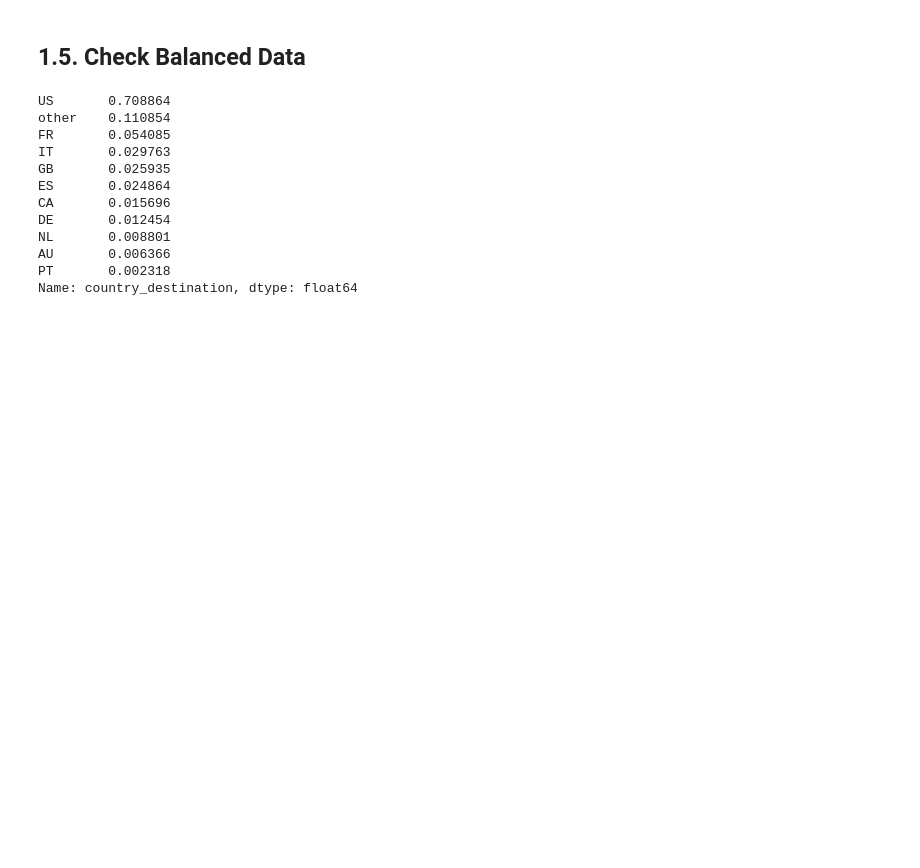
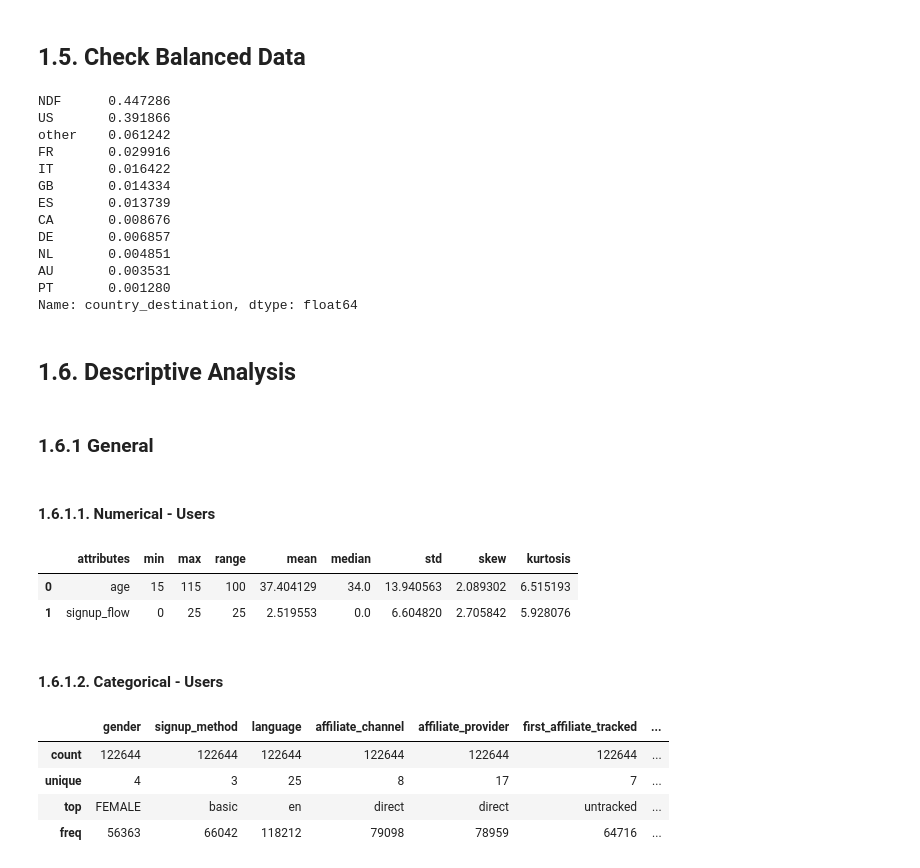
Before and after one commit to LeonardoMeneghessoFaria/airbnb-predict-by-leofaria, a Jupyter notebook: airbnb_predict-Live003.ipynb, the cells around one changed output. Saved outputs shown, nothing was run; the diff lists cells and outputs as text; code cells hidden in the pictures; blank space fills up the shorter version.

```diff
--- a/airbnb_predict-Live003.ipynb
+++ b/airbnb_predict-Live003.ipynb
@@ -242,6 +245,7 @@ date_first_booking_max = pd.to_datetime( df1['date_first_booking'] ).max().strft
 df1['date_first_booking'] = df1['date_first_booking'].fillna( date_first_booking_max )
 
 # age
+df1 = df1[(df1['age'] >= 15) & (df1['age'] <= 120)]
 avg_age = df1['age'].mean().astype( np.int64 )
 df1['age'] = df1['age'].fillna( avg_age )
 
@@ -350,15 +354,20 @@ df1['age'] = df1['age'].astype( np.int64 )
 # %%
 df1['country_destination'].value_counts(normalize=True)
 # %% [output]
-US       0.708864
-other    0.110854
-FR       0.054085
-IT       0.029763
-GB       0.025935
-ES       0.024864
-CA       0.015696
-DE       0.012454
-NL       0.008801
-AU       0.006366
-PT       0.002318
+NDF      0.447286
+US       0.391866
+other    0.061242
+FR       0.029916
+IT       0.016422
+GB       0.014334
+ES       0.013739
+CA       0.008676
+DE       0.006857
+NL       0.004851
+AU       0.003531
+PT       0.001280
 Name: country_destination, dtype: float64
+# %% [markdown]
+## 1.6. Descriptive Analysis
+# %% [markdown]
+### 1.6.1 General
@@ -364,0 +384,33 @@ Name: country_destination, dtype: float64
+# %% [markdown]
+#### 1.6.1.1. Numerical - Users
+# %%
+# Central Tendency - Mean, Mediana
+ct1 = pd.DataFrame( num_attributes.apply( np.mean ) )
+ct2 = pd.DataFrame( num_attributes.apply( np.median ) )
+
+# Dispersions - Std, Min, Max, Range, Skew, Kurtosis
+d1 = pd.DataFrame( num_attributes.apply( np.std ) )
+d2 = pd.DataFrame( num_attributes.apply( min ) )
+d3 = pd.DataFrame( num_attributes.apply( max ) )
+d4 = pd.DataFrame( num_attributes.apply( lambda x: x.max() - x.min() ) )
+d5 = pd.DataFrame( num_attributes.apply( lambda x: x.skew() ) )
+d6 = pd.DataFrame( num_attributes.apply( lambda x: x.kurtosis() ) )
+
+# Concatenate
+ct = pd.concat( [d2, d3, d4, ct1, ct2, d1, d5, d6], axis=1 ).reset_index()
+ct.columns = ['attributes', 'min', 'max', 'range', 'mean', 'median', 'std', 'skew', 'kurtosis']
+ct
+# %% [output]
+|  | attributes | min | max | range | mean | median | std | skew | kurtosis |
+| 0 | age | 15 | 115 | 100 | 37.404129 | 34.0 | 13.940563 | 2.089302 | 6.515193 |
+| 1 | signup_flow | 0 | 25 | 25 | 2.519553 | 0.0 | 6.604820 | 2.705842 | 5.928076 |
+# %% [markdown]
+#### 1.6.1.2. Categorical - Users
+# %%
+cat_attributes.drop( 'id', axis=1 ).describe()
+# %% [output]
+|  | gender | signup_method | language | affiliate_channel | affiliate_provider | first_affiliate_tracked | ... |
+| count | 122644 | 122644 | 122644 | 122644 | 122644 | 122644 | ... |
+| unique | 4 | 3 | 25 | 8 | 17 | 7 | ... |
+| top | FEMALE | basic | en | direct | direct | untracked | ... |
+| freq | 56363 | 66042 | 118212 | 79098 | 78959 | 64716 | ... |
```
Also changed, not shown: parts of 58 cells of this notebook.
